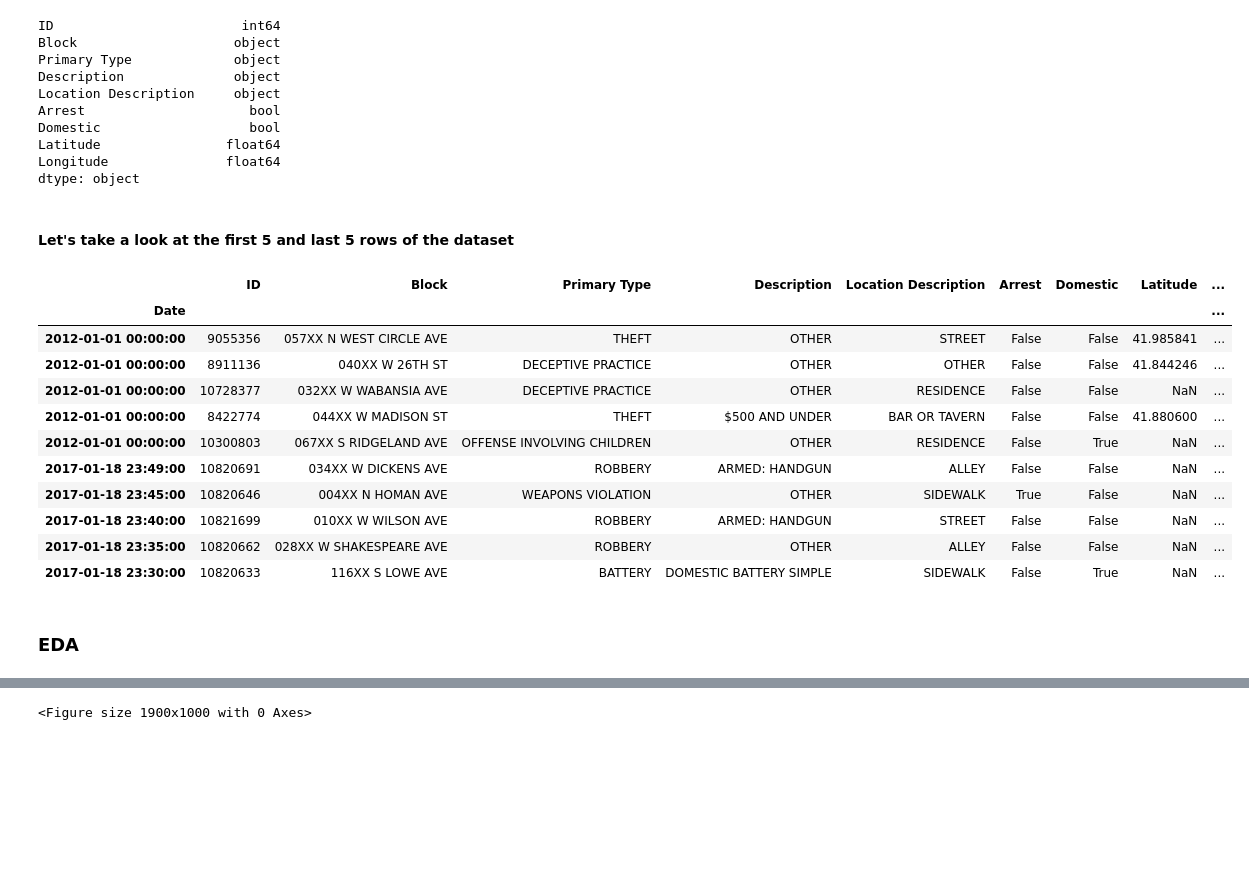
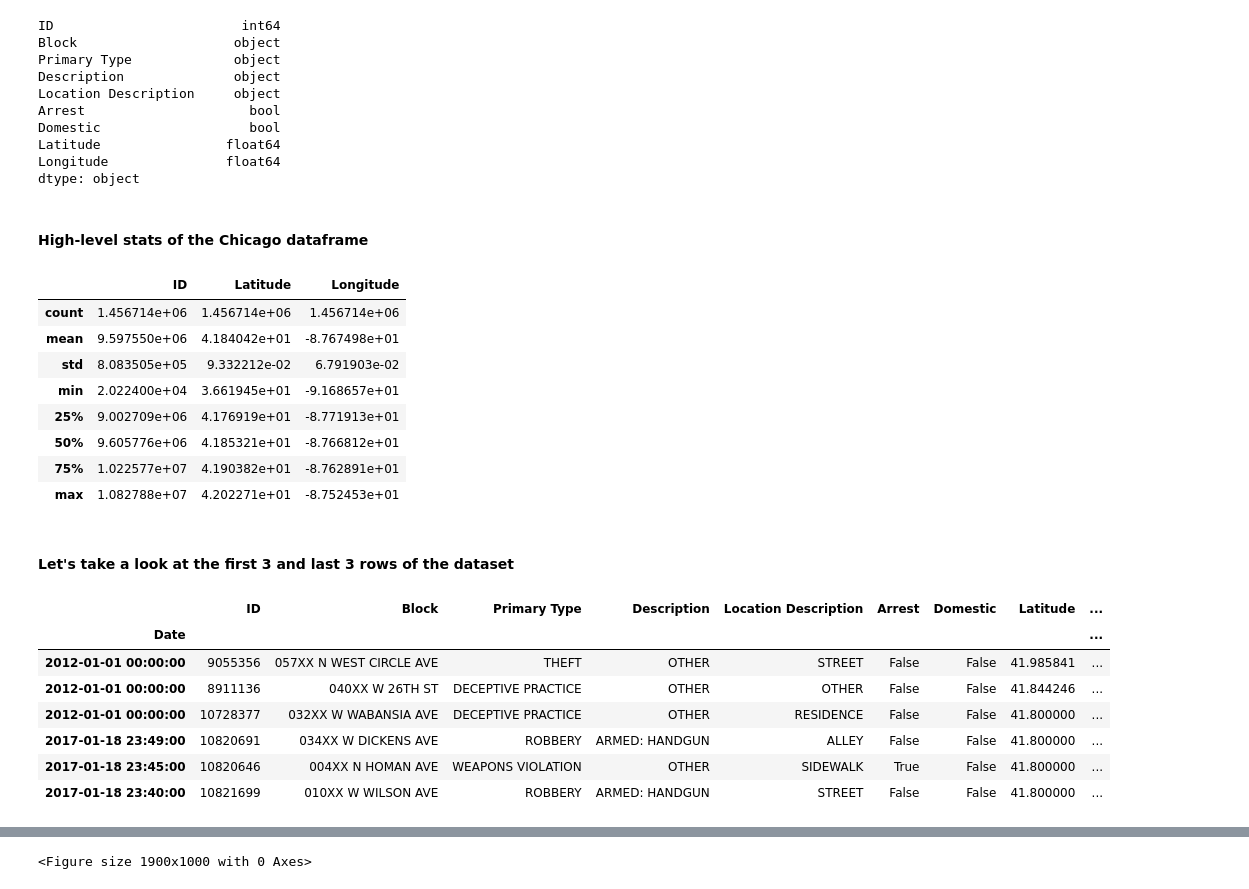
Before and after one commit to BlocknBoom123/CrimePy, a Jupyter notebook: Chicago/ChicagoCrime.ipynb, the cells around one changed output, grey strips where cells are left out. Drawn from its saved outputs; the diff is of its cells as text; code cells hidden in the pictures; blank space fills up the shorter version.

```diff
--- a/Chicago/ChicagoCrime.ipynb
+++ b/Chicago/ChicagoCrime.ipynb
@@ -65,0 +68,8 @@ Location
+# %%
+print(f'Before replacing nulls:\n{df.isna().sum()}\n')
+
+df['Location Description'].fillna('Unknown', inplace=True)
+df.loc[df['Latitude'].isna(), ('Latitude')] = 41.80 #All null locations are replaced with a unique location
+df.loc[df['Longitude'].isna(), ('Longitude')] = -87.78
+
+print(f'After replacing nulls:\n{df.isna().sum()}')
@@ -140,22 +144,30 @@ Domestic                   bool
 Latitude                float64
 Longitude               float64
 dtype: object
+# %% [markdown]
+#### High-level stats of the Chicago dataframe
+# %%
+df.describe()
+# %% [output]
+|  | ID | Latitude | Longitude |
+| count | 1.456714e+06 | 1.456714e+06 | 1.456714e+06 |
+| mean | 9.597550e+06 | 4.184042e+01 | -8.767498e+01 |
+| std | 8.083505e+05 | 9.332212e-02 | 6.791903e-02 |
+| min | 2.022400e+04 | 3.661945e+01 | -9.168657e+01 |
+| 25% | 9.002709e+06 | 4.176919e+01 | -8.771913e+01 |
+| 50% | 9.605776e+06 | 4.185321e+01 | -8.766812e+01 |
+| 75% | 1.022577e+07 | 4.190382e+01 | -8.762891e+01 |
+| max | 1.082788e+07 | 4.202271e+01 | -8.752453e+01 |
 # %% [markdown]
-#### Let's take a look at the first 5 and last 5 rows of the dataset
+#### Let's take a look at the first 3 and last 3 rows of the dataset
 # %%
-pd.concat([df.sort_index().head(5), df.sort_index(ascending=False).head(5)])
+pd.concat([df.sort_index().head(3), df.sort_index(ascending=False).head(3)])
 # %% [output]
 |  | ID | Block | Primary Type | Description | Location Description | Arrest | Domestic | Latitude | ... |
 | Date |  |  |  |  |  |  |  |  | ... |
 | 2012-01-01 00:00:00 | 9055356 | 057XX N WEST CIRCLE AVE | THEFT | OTHER | STREET | False | False | 41.985841 | ... |
 | 2012-01-01 00:00:00 | 8911136 | 040XX W 26TH ST | DECEPTIVE PRACTICE | OTHER | OTHER | False | False | 41.844246 | ... |
-| 2012-01-01 00:00:00 | 10728377 | 032XX W WABANSIA AVE | DECEPTIVE PRACTICE | OTHER | RESIDENCE | False | False | NaN | ... |
-| 2012-01-01 00:00:00 | 8422774 | 044XX W MADISON ST | THEFT | $500 AND UNDER | BAR OR TAVERN | False | False | 41.880600 | ... |
-| 2012-01-01 00:00:00 | 10300803 | 067XX S RIDGELAND AVE | OFFENSE INVOLVING CHILDREN | OTHER | RESIDENCE | False | True | NaN | ... |
-| 2017-01-18 23:49:00 | 10820691 | 034XX W DICKENS AVE | ROBBERY | ARMED: HANDGUN | ALLEY | False | False | NaN | ... |
-| 2017-01-18 23:45:00 | 10820646 | 004XX N HOMAN AVE | WEAPONS VIOLATION | OTHER | SIDEWALK | True | False | NaN | ... |
-| 2017-01-18 23:40:00 | 10821699 | 010XX W WILSON AVE | ROBBERY | ARMED: HANDGUN | STREET | False | False | NaN | ... |
-| 2017-01-18 23:35:00 | 10820662 | 028XX W SHAKESPEARE AVE | ROBBERY | OTHER | ALLEY | False | False | NaN | ... |
-| 2017-01-18 23:30:00 | 10820633 | 116XX S LOWE AVE | BATTERY | DOMESTIC BATTERY SIMPLE | SIDEWALK | False | True | NaN | ... |
+| 2012-01-01 00:00:00 | 10728377 | 032XX W WABANSIA AVE | DECEPTIVE PRACTICE | OTHER | RESIDENCE | False | False | 41.800000 | ... |
+| 2017-01-18 23:49:00 | 10820691 | 034XX W DICKENS AVE | ROBBERY | ARMED: HANDGUN | ALLEY | False | False | 41.800000 | ... |
+| 2017-01-18 23:45:00 | 10820646 | 004XX N HOMAN AVE | WEAPONS VIOLATION | OTHER | SIDEWALK | True | False | 41.800000 | ... |
+| 2017-01-18 23:40:00 | 10821699 | 010XX W WILSON AVE | ROBBERY | ARMED: HANDGUN | STREET | False | False | 41.800000 | ... |
-# %% [markdown]
-### EDA
```
Also changed, not shown: parts of 32 cells of this notebook, 9 other files.
